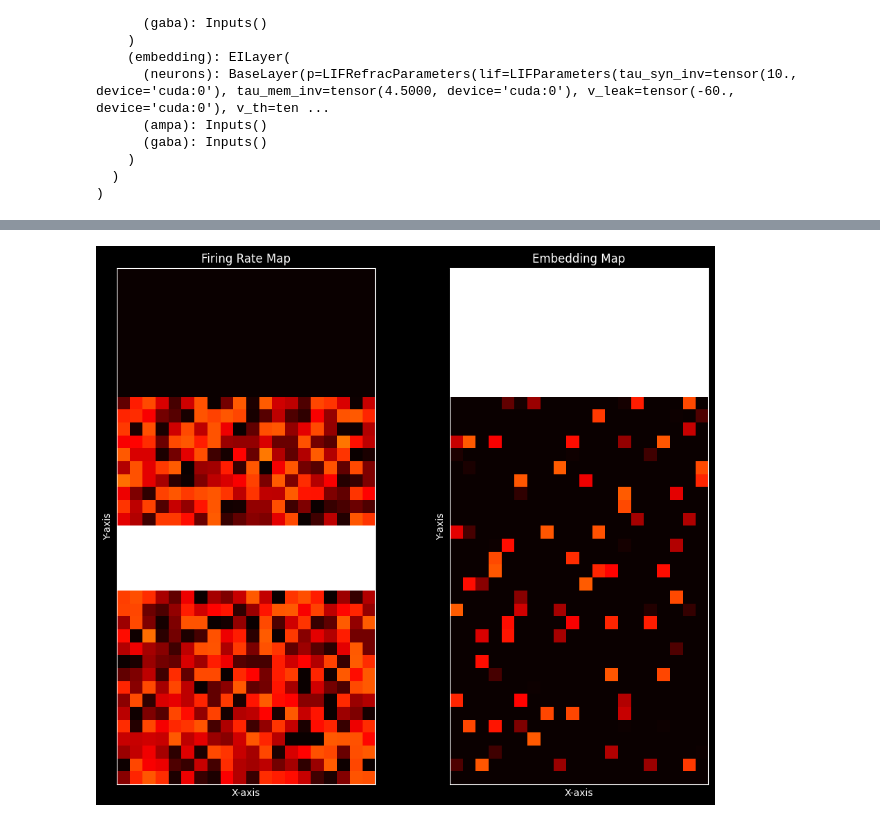
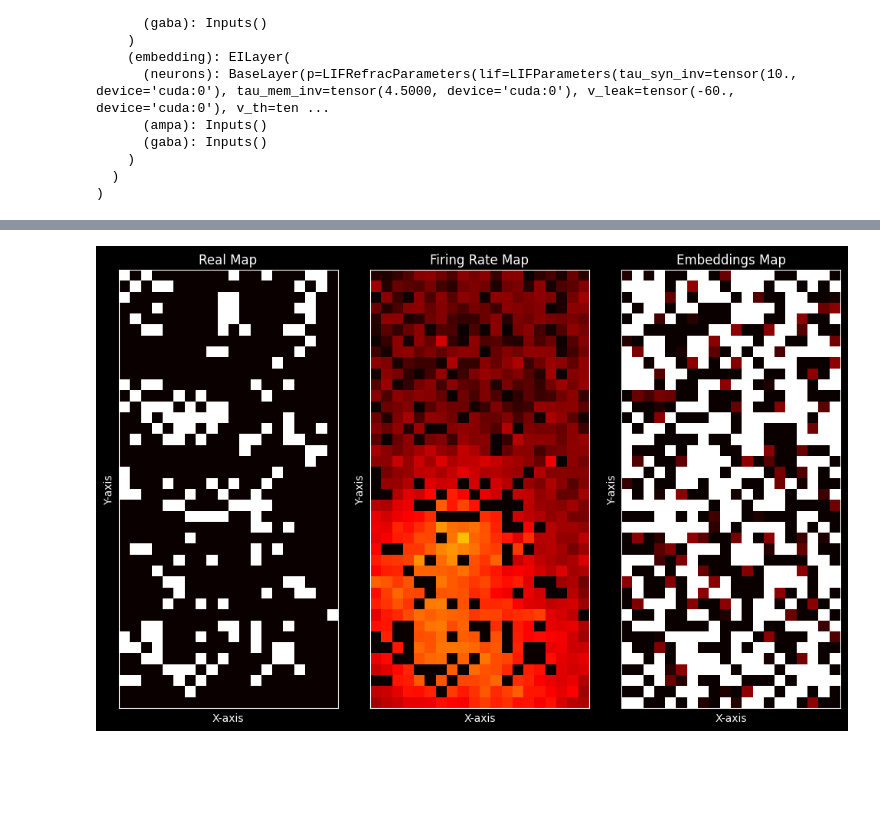
Before and after one commit to BorjaEst/spatial-navigation, a Jupyter notebook: notebooks/EHC-Navigation.ipynb, the cells around one changed output, grey strips where cells are left out. Saved outputs shown, nothing was run; the diff lists cells and outputs as text; code cells hidden in the pictures; blank space fills up the shorter version.

Commit message:
chore: update EHC Navigation notebook using mace like maps

```diff
--- a/notebooks/EHC-Navigation.ipynb
+++ b/notebooks/EHC-Navigation.ipynb
@@ -46,0 +54,9 @@ def signal_loader(n, i1=0.0, i2=0.0):
+# %%
+def signal_loader(n, mace: torch.Tensor, decay=0.3):
+    position = spnav_maces.free(mace)
+    for _ in range(n):
+        yield spnav_maces.sensor(mace, position, decay).flatten().to(ehc.device)
+        # Next position should be near previous, not touching the wall
+        position = spnav_maces.random_near(mace, position)
+# %%
+memory_1 = torch.randint(0, 2, size=[800], device=ehc.device).detach()
@@ -47,46 +111,51 @@ def signal_loader(n, i1=0.0, i2=0.0):
 # %%
-for sensors, memory in signal_loader(4000, i1=100.0, i2=100.0):
-    cmap, embedding = model(sensors, memory)
+for sensors_1 in signal_loader(4000, maces[0]):
+    cmap, embedding = model(10.0 * sensors_1, 10.0 * memory_1)
 # %%
 # Initializing the figure for the animation
 zeros = torch.zeros(40, 20).cpu().numpy()  # Initial data for the image
-vmin, vmax = 0, 0.04
-fig, ax = plt.subplots(1, 2, figsize=(10, 8))
-imgfig = ax[0].imshow(zeros.copy(), cmap="hot", vmin=vmin, vmax=vmax)
-imgemb = ax[1].imshow(zeros.copy(), cmap="hot", vmin=vmin, vmax=vmax)
+fig, ax = plt.subplots(1, 3, figsize=(10, 8))
+imgmap = ax[0].imshow(maces[0].cpu().numpy(), cmap="hot", vmin=0.0, vmax=1.0)
+imgfig = ax[1].imshow(zeros.copy(), cmap="hot", vmin=0.0, vmax=0.1)
+imgemb = ax[2].imshow(zeros.copy(), cmap="hot", vmin=0.0, vmax=0.1)
 fig.tight_layout()
 
 # Set the titles and labels for the cognitive map figure
-ax[0].set_title("Firing Rate Map")
+ax[0].set_title("Real Map")
 ax[0].set_xlabel("X-axis"), ax[0].set_ylabel("Y-axis")
 ax[0].set_xticks([]), ax[0].set_yticks([])
 
-# Set the titles and labels for the embedding figure
-ax[1].set_title("Embedding Map")
-ax[1].set_xlabel("X-axis"), ax[1].set_ylabel("Y-axis")
-ax[1].set_xticks([]), ax[1].set_yticks([])
+# Set the titles and labels for the cognitive map figure
+ax[1].set_title("Firing Rate Map")
+ax[1].set_xlabel("X-axis"), ax[2].set_ylabel("Y-axis")
+ax[1].set_xticks([]), ax[2].set_yticks([])
 
-# Set up the decoders to extract the firing rates
+# Set the titles and labels for the cognitive map figure
+ax[2].set_title("Embeddings Map")
+ax[2].set_xlabel("X-axis"), ax[1].set_ylabel("Y-axis")
+ax[2].set_xticks([]), ax[1].set_yticks([])
+
 
 # Run simulation and update the figure
-for sensors, memory in signal_loader(200, i1=0.0, i2=1.0):
+for sensors in signal_loader(100, maces[0]):
 
     # Get the next output from the model
-    cmap, embedding = model(sensors, memory)
+    cmap, embedding = model(1.0 * sensors, 1.0 * memory_1)
+    sensors = sensors.reshape(40, 20)  # Reshape to match the image size
 
     # Update the image data
     cmap = decoders[0](cmap).reshape(40, 20)  # Reshape to match the image size
     imgfig.set_data(cmap.cpu().numpy())  # Update the image data
 
-    # Update the embedding data
+    # Update the sensors data
     embedding = decoders[1](embedding).reshape(40, 20)  # Reshape to match the image size
     imgemb.set_data(embedding.cpu().numpy())  # Update the embedding data
 
     # Clear the previous output and display the updated figure
     clear_output(wait=True)
     display(fig)  # Display the updated figure
     plt.pause(0.01)  # Pause to allow the figure to update
 
 pass  # This is a placeholder to avoid display errors
 # %% [output]
-[figure, old version]
+[figure, new version]
```
Also changed, not shown: parts of 4 cells of this notebook.
